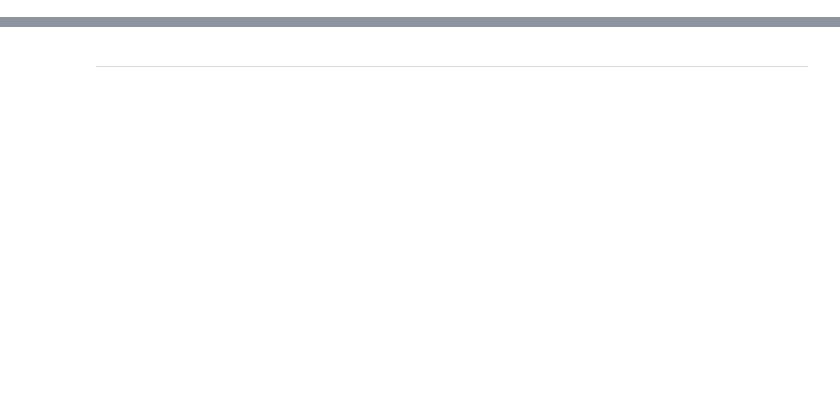
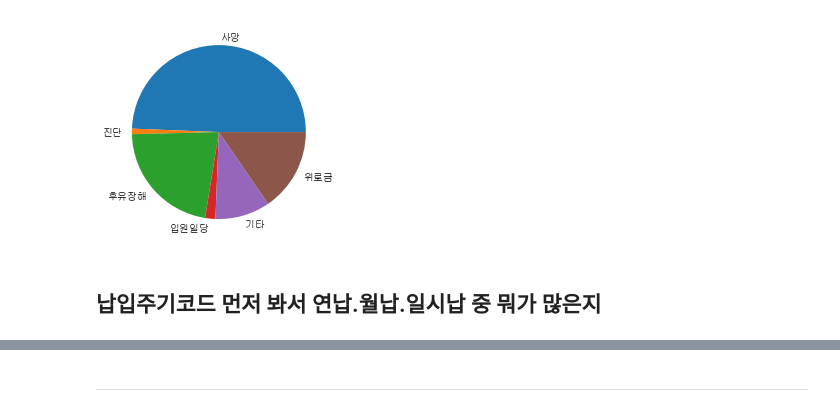
Before and after one commit to yoonhyeyoon/ChiChu, a Jupyter notebook: 전처리 ipynb/윤혜윤_여행자보험.ipynb, the cells around one changed output, grey strips where cells are left out. Drawn from its saved outputs; the diff is of its cells as text; code cells hidden in the pictures; blank space fills up the shorter version.

```diff
--- a/전처리 ipynb/윤혜윤_여행자보험.ipynb
+++ b/전처리 ipynb/윤혜윤_여행자보험.ipynb
@@ -148,0 +134,15 @@ df3
+# %%
+grouped = df_t.groupby("MGG_GRP_CD_").count()
+
+mgg_arr = []
+labels = []
+
+for i in df_t.MGG_GRP_CD_.unique():
+    mgg_arr.append(grouped["JOIN_SN"][i])
+    labels.append(i)
+plt.pie(mgg_arr, labels=labels)
+plt.show()
+# %% [output]
+[figure, added]
+# %% [markdown]
+## 납입주기코드 먼저 봐서 연납.월납.일시납 중 뭐가 많은지
```
Also changed, not shown: parts of 80 cells of this notebook.
